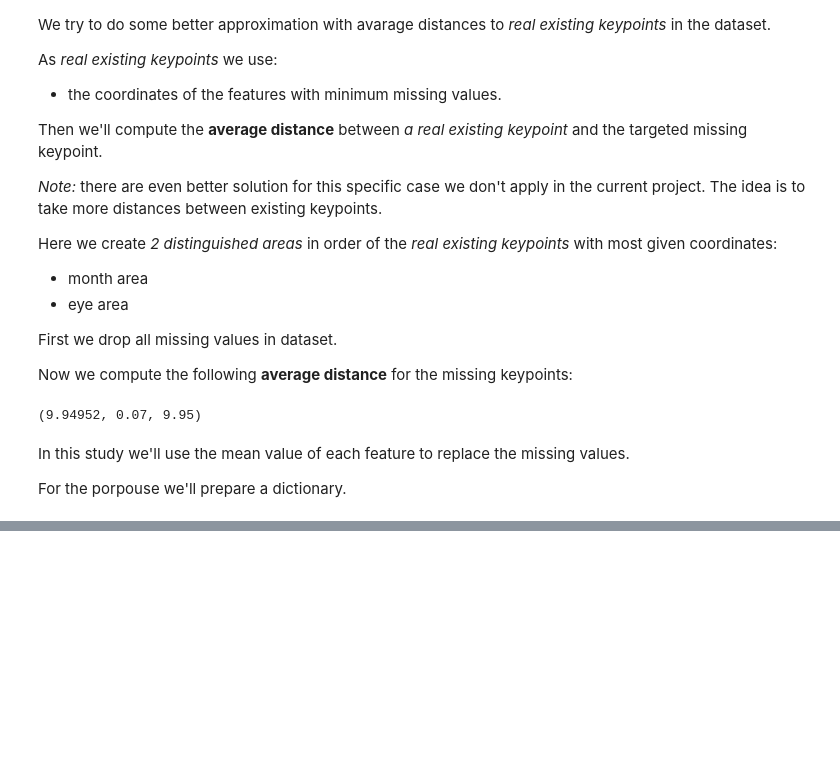
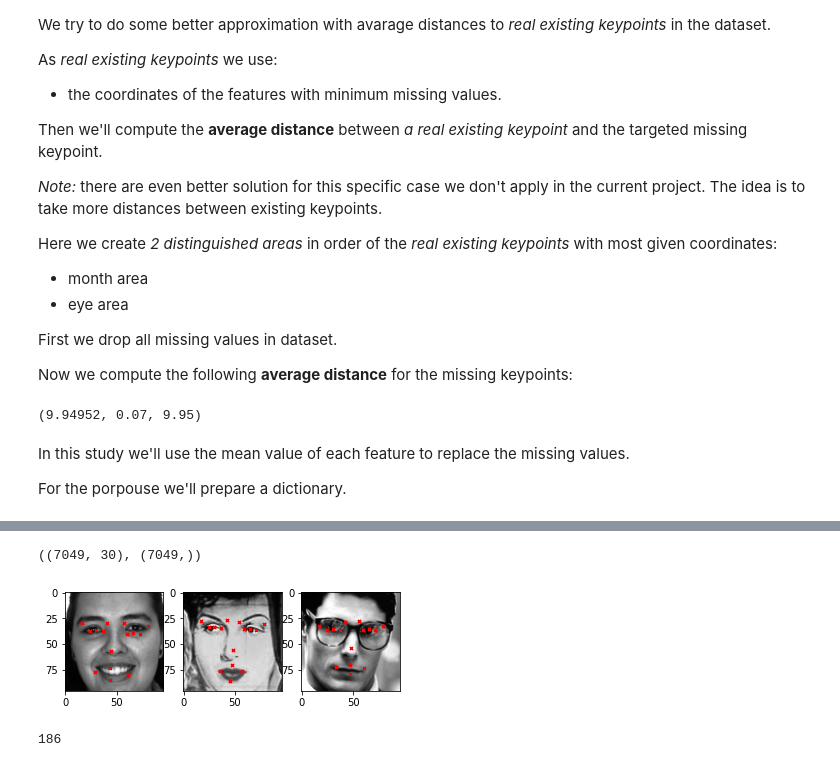
Before and after one commit to DobromirChankov/my_project_facial_keypoints_detection, a Jupyter notebook: my_project_official.ipynb, the cells around one changed output, grey strips where cells are left out. Drawn from its saved outputs; the diff is of its cells as text; code cells hidden in the pictures; blank space fills up the shorter version.

Commit message:
My update after 42.cell

```diff
--- a/my_project_official.ipynb
+++ b/my_project_official.ipynb
@@ -380,0 +394,29 @@ assert [value for value in X_train_fm.isna().any().values if value == True] == [
+# %%
+X.shape, y.shape
+# %% [output]
+((7049, 30), (7049,))
+# %%
+def print_image_with_keypoints(df_column: pd.Series, numb: int):
+
+    '''It displays number of images of random cells from 'X_train_fm'
+
+    Parameters
+    df_column:      feature of pd.DataFrame or pd.Series with images
+    numb     :      number of images to display
+
+    Returns
+    images with keypoints
+    '''
+
+    # Generating a list with indicies of random cells:
+    rand_inx = np.random.randint(0, len(X_train_fm), numb, dtype='uint16')
+
+    for i in range(num_images):
+
+        plt.subplot(1, numb, i+1)
+        plt.imshow(X_train.at[rand_inx[i], df_column.name], cmap= 'gray')
+        plt.scatter([X_train_fm[X_train_fm.columns[2*j]][i] for j in range(15)],[X_train_fm[X_train_fm.columns[2*j+1]][i] for j in range(15)],s=10,c='red', marker='x')
+# %%
+print_image_with_keypoints(X_train_fm['Num_Image'], 3)
+# %% [output]
+[figure, added]
@@ -380,0 +440,19 @@ assert [value for value in X_train_fm.isna().any().values if value == True] == [
+# %%
+# color in the keypoint with coordinates (x, y) -> (27.0215543839, 40.7064174958)
+# in the fact the coordinates are inted to (27, 41)
+find_keypoint_color(X_train.loc[1694, 'Num_Image'],27.0215543839, 40.7064174958)
+# 162
+
+# colors in the neighbor's positions:
+find_keypoint_color(X_train.loc[1694, 'Num_Image'],29, 41)
+# 163
+find_keypoint_color(X_train.loc[1694, 'Num_Image'],28, 41)
+# 167
+find_keypoint_color(X_train.loc[1694, 'Num_Image'],27, 41)
+# 162
+find_keypoint_color(X_train.loc[1694, 'Num_Image'],27, 40)
+# 178
+find_keypoint_color(X_train.loc[1694, 'Num_Image'],27, 39)
+# 186
+# %% [output]
+186
```
Also changed, not shown: parts of 35 cells of this notebook, 5 other files.
